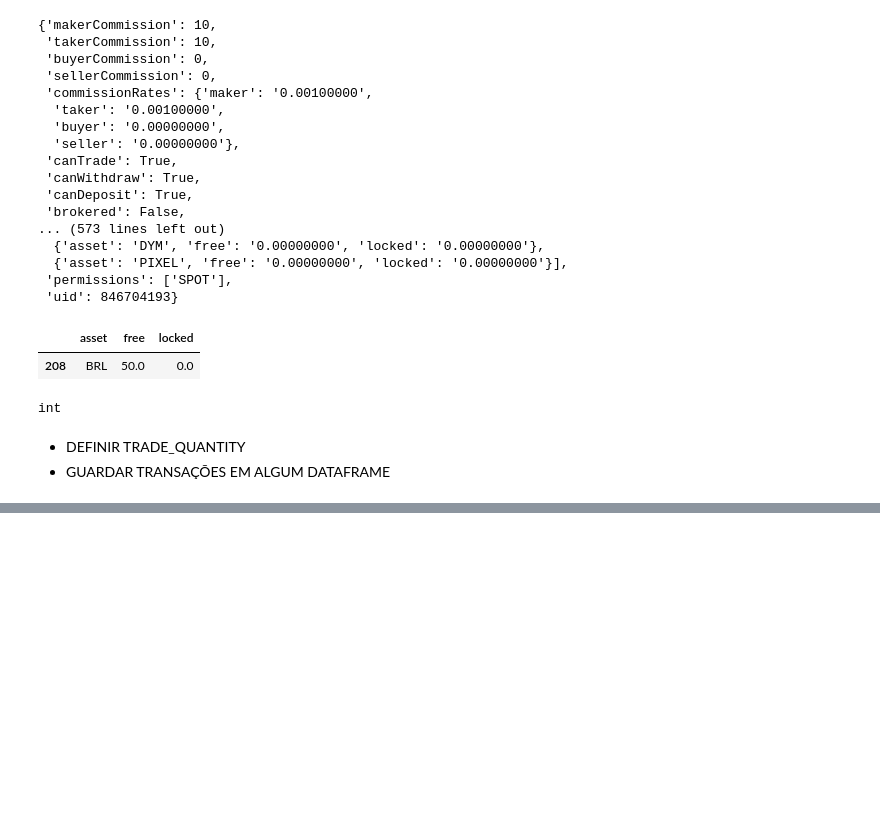
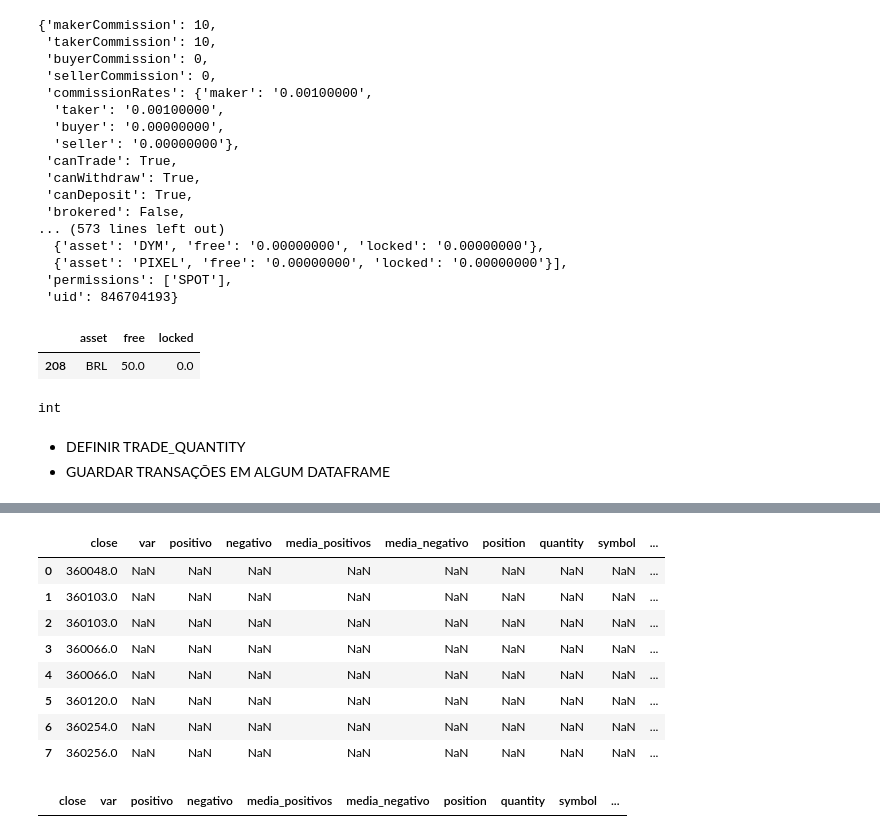
Before and after one commit to alex-rsiqueira/binance-trade-bot, a Jupyter notebook: src/ws_app_py.ipynb, the cells around one changed output, grey strips where cells are left out. Saved outputs shown, nothing was run; the diff lists cells and outputs as text; code cells hidden in the pictures; blank space fills up the shorter version.

```diff
--- a/ws_app_py.ipynb
+++ b/src/ws_app_py.ipynb
@@ -183,0 +191,19 @@ ws.run_forever()
+# %%
+import websocket
+import json
+import numpy as np
+import pandas as pd
+import credentials as cd
+import binance_functions
+
+from binance.client import Client, BinanceAPIException
+from binance.enums import *
+
+price_list = []
+total_vendas = 0
+df_prices = pd.DataFrame(columns =['close', 'var', 'positivo'
+                                       , 'negativo', 'media_positivos', 'media_negativo'
+                                       ,'position','quantity','symbol'
+                                       ,'btc_balance','btcbrl_balance'
+                                       ,'profit_value' ,'in_position_after'])
+SIMULATE_FLG = False
@@ -183,0 +507,16 @@ ws.run_forever()
+# %%
+df_prices
+# %% [output]
+|  | close | var | positivo | negativo | media_positivos | media_negativo | position | quantity | symbol | ... |
+| 0 | 360048.0 | NaN | NaN | NaN | NaN | NaN | NaN | NaN | NaN | ... |
+| 1 | 360103.0 | NaN | NaN | NaN | NaN | NaN | NaN | NaN | NaN | ... |
+| 2 | 360103.0 | NaN | NaN | NaN | NaN | NaN | NaN | NaN | NaN | ... |
+| 3 | 360066.0 | NaN | NaN | NaN | NaN | NaN | NaN | NaN | NaN | ... |
+| 4 | 360066.0 | NaN | NaN | NaN | NaN | NaN | NaN | NaN | NaN | ... |
+| 5 | 360120.0 | NaN | NaN | NaN | NaN | NaN | NaN | NaN | NaN | ... |
+| 6 | 360254.0 | NaN | NaN | NaN | NaN | NaN | NaN | NaN | NaN | ... |
+| 7 | 360256.0 | NaN | NaN | NaN | NaN | NaN | NaN | NaN | NaN | ... |
+# %%
+df_prices
+# %% [output]
+|  | close | var | positivo | negativo | media_positivos | media_negativo | position | quantity | symbol | ... |
```
Also changed, not shown: parts of 6 cells of this notebook, 3 other files.
